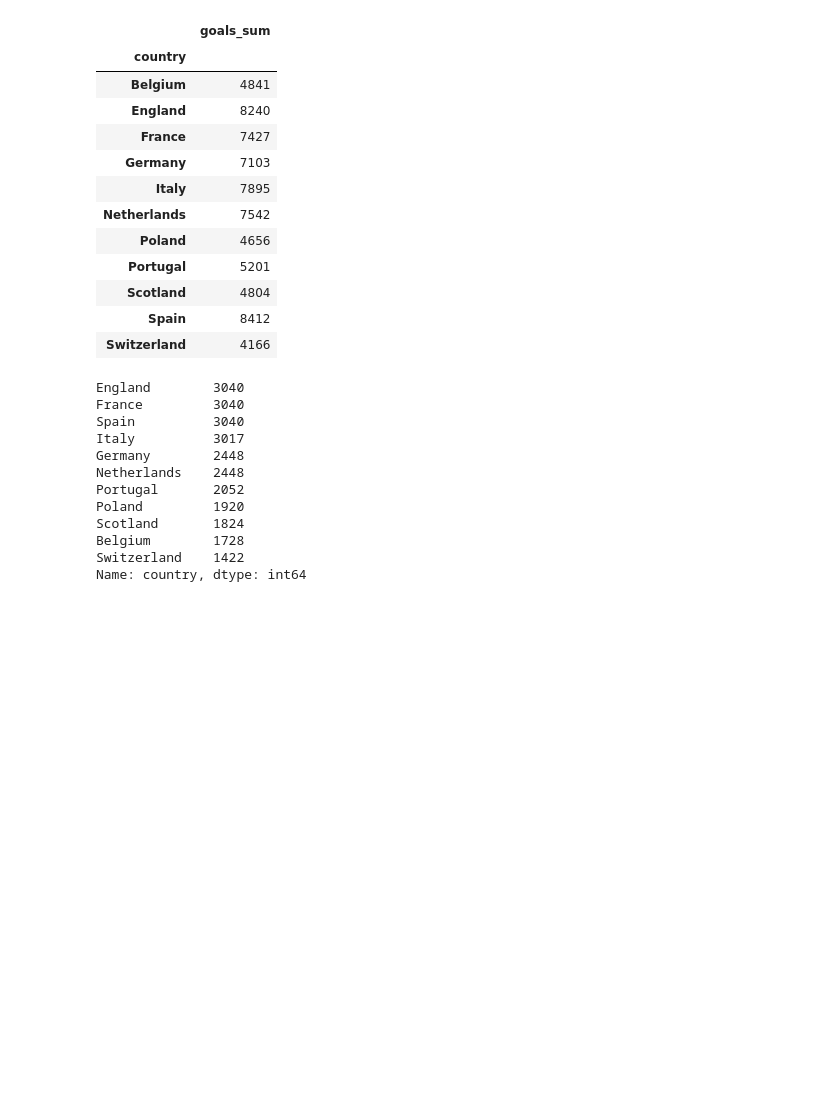
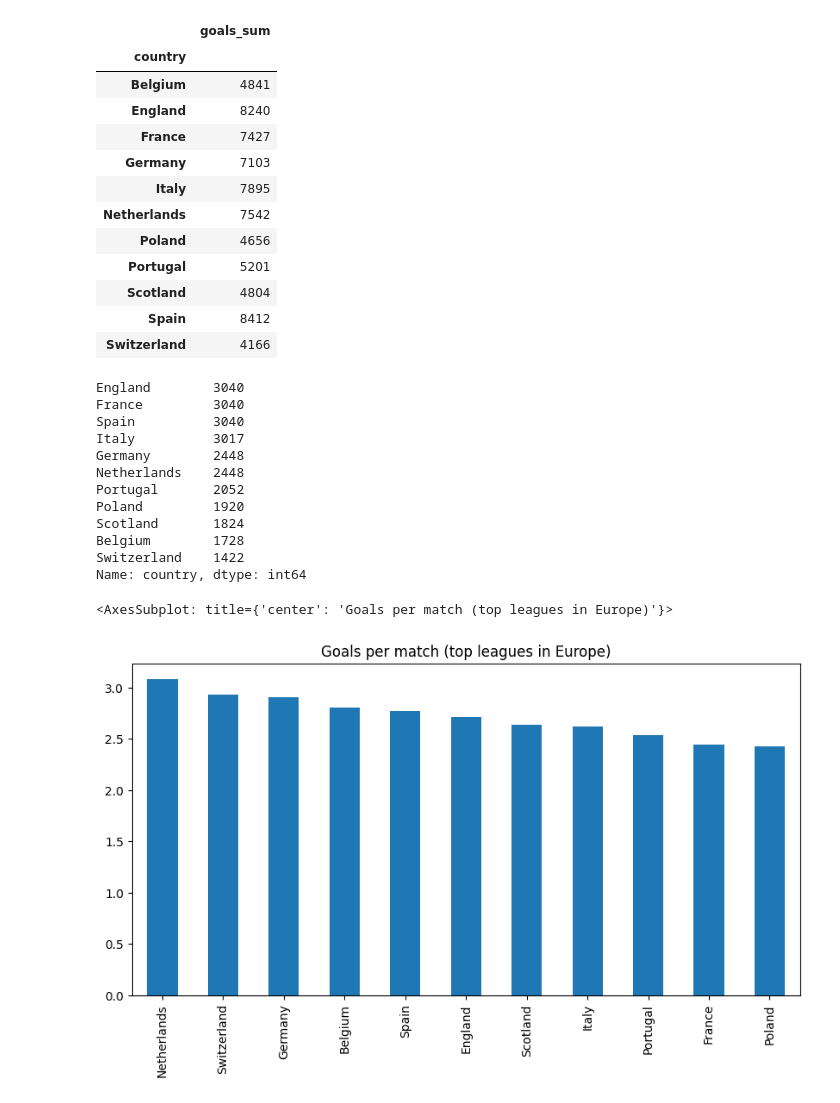
Before and after one commit to rkorzen/python_bootcamp_08102022, a Jupyter notebook: dzien_09/rozgrywki.ipynb, the cells around one changed output. Saved outputs shown, nothing was run; the diff lists cells and outputs as text; code cells hidden in the pictures; blank space fills up the shorter version.

```diff
--- a/dzien_09/rozgrywki.ipynb
+++ b/dzien_09/rozgrywki.ipynb
@@ -261,0 +260,9 @@ goals_per_match
+# %%
+goals_per_match.sort_values(ascending=False).plot(
+    kind="bar",
+    title="Goals per match (top leagues in Europe)",
+    figsize=(10, 5)
+)
+# %% [output]
+<AxesSubplot: title={'center': 'Goals per match (top leagues in Europe)'}>
+[figure, added]
```
Also changed, not shown: parts of 1 cell of this notebook, 7 other files.
